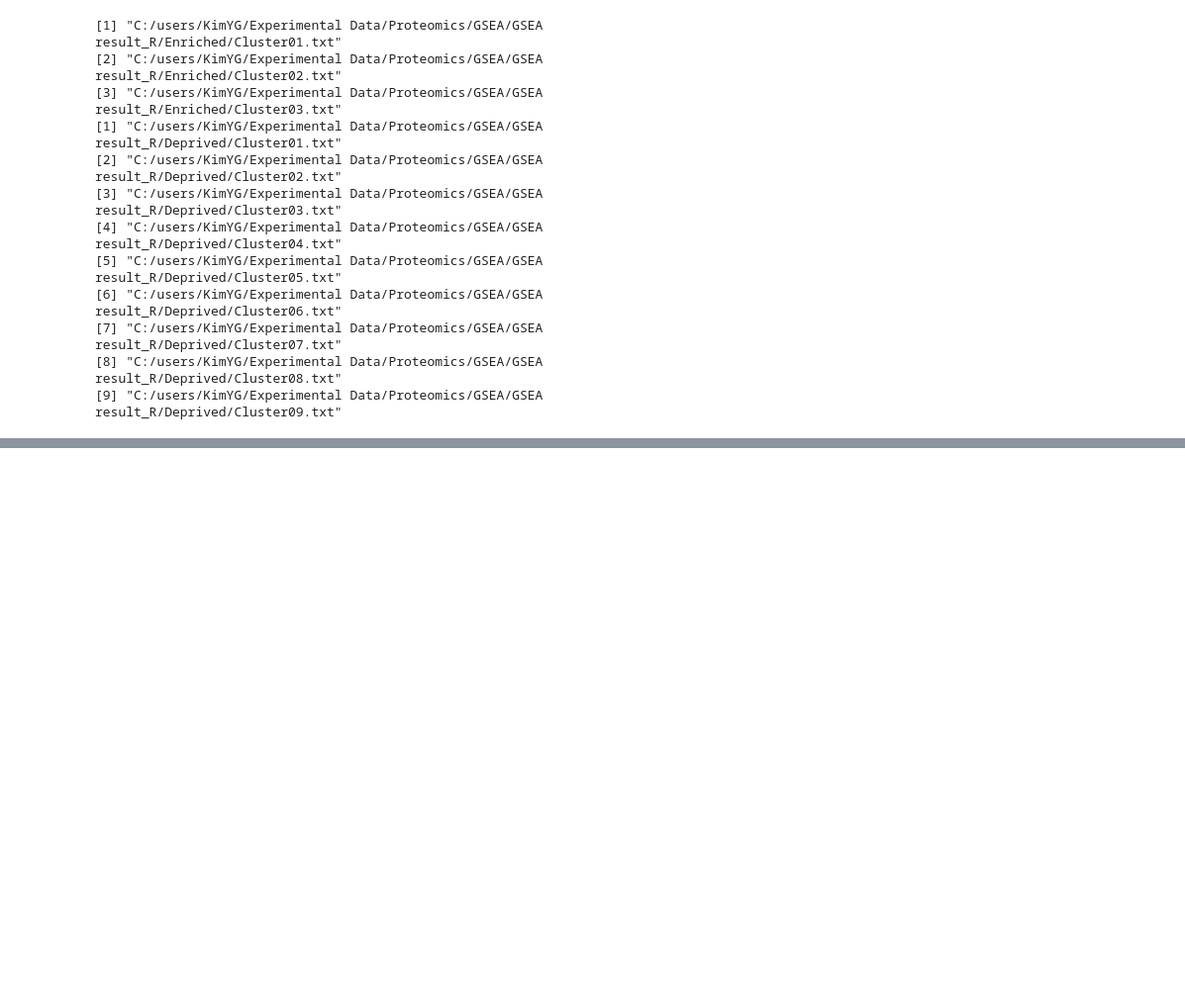
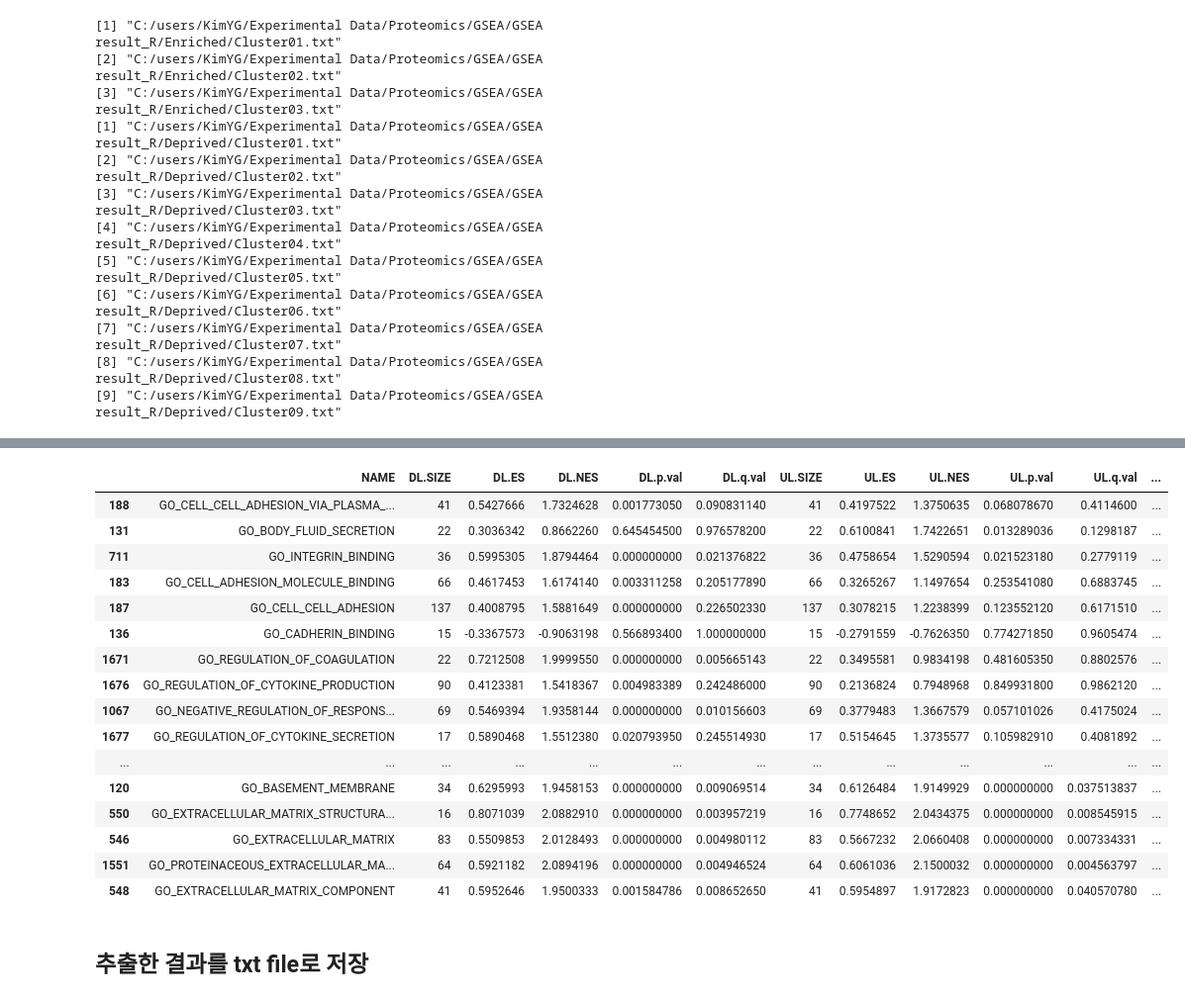
Before and after one commit to parkgilbong/Jupyter_notebook, a Jupyter notebook: Generation of GSEA heat map.ipynb, the cells around one changed output, grey strips where cells are left out. Shown at 99% size. Cells and saved outputs as stored; diff of their text form; code cells hidden in the pictures; blank space fills up the shorter version.

```diff
--- a/Generation of GSEA heat map.ipynb
+++ b/Generation of GSEA heat map.ipynb
@@ -36,0 +104,3 @@ print(EnrichedInControl_dir)
+# %%
+master.df  <-  merge(GSEA.DL, GSEA.UL,by= "NAME")
+master.df  <-  merge(master.df, GSEA.OL, by = "NAME")
@@ -37,2 +141,2 @@ print(EnrichedInControl_dir)
 # %%
-templatelist <- read.delim("C:/users/KimYG/Experimental Data/Proteomics/GSEA/GSEA result_R/GSEA, Raw_24H_UL.txt", sep="\t", header = T, stringsAsFactors = FALSE) ## vector
+Deprived.list <-c(t(read.delim("C:/Users/KimYG/Experimental Data/Proteomics/GSEA/GSEA result_R/Merged_enriched in control.txt", sep="\t", header = FALSE, stringsAsFactors = FALSE)))
@@ -63,9 +142,0 @@ MatchedlistInTraining <- data.frame(matrix(data=NA, nrow = length(templatelist),
-# %%
-tempMatrix <- read.delim("C:/Users/KimYG/Experimental Data/Proteomics/GSEA/GSEA result_R/Merged_enriched in control.txt", sep="\t", header = FALSE, stringsAsFactors = FALSE)
-tempMatrix <- c(t(tempMatrix))
-
-a <- c()
-for (i in 1:length(templatelist)) {
-      a <- c(a, templatelist[i] %in% tempMatrix)
-}
-a
@@ -73,0 +157,28 @@ a
+# %%
+extracted.list <- list()
+for (i in 1:length(Deprived.list)) {
+    extracted.list[[i]] <- master.df[master.df$NAME==Deprived.list[i], ]
+}
+total.list <- do.call(rbind, extracted.list)
+# %%
+total.list
+# %% [output]
+|  | NAME | DL.SIZE | DL.ES | DL.NES | DL.p.val | DL.q.val | UL.SIZE | UL.ES | UL.NES | UL.p.val | UL.q.val | ... |
+| 188 | GO_CELL_CELL_ADHESION_VIA_PLASMA_... | 41 | 0.5427666 | 1.7324628 | 0.001773050 | 0.090831140 | 41 | 0.4197522 | 1.3750635 | 0.068078670 | 0.4114600 | ... |
+| 131 | GO_BODY_FLUID_SECRETION | 22 | 0.3036342 | 0.8662260 | 0.645454500 | 0.976578200 | 22 | 0.6100841 | 1.7422651 | 0.013289036 | 0.1298187 | ... |
+| 711 | GO_INTEGRIN_BINDING | 36 | 0.5995305 | 1.8794464 | 0.000000000 | 0.021376822 | 36 | 0.4758654 | 1.5290594 | 0.021523180 | 0.2779119 | ... |
+| 183 | GO_CELL_ADHESION_MOLECULE_BINDING | 66 | 0.4617453 | 1.6174140 | 0.003311258 | 0.205177890 | 66 | 0.3265267 | 1.1497654 | 0.253541080 | 0.6883745 | ... |
+| 187 | GO_CELL_CELL_ADHESION | 137 | 0.4008795 | 1.5881649 | 0.000000000 | 0.226502330 | 137 | 0.3078215 | 1.2238399 | 0.123552120 | 0.6171510 | ... |
+| 136 | GO_CADHERIN_BINDING | 15 | -0.3367573 | -0.9063198 | 0.566893400 | 1.000000000 | 15 | -0.2791559 | -0.7626350 | 0.774271850 | 0.9605474 | ... |
+| 1671 | GO_REGULATION_OF_COAGULATION | 22 | 0.7212508 | 1.9999550 | 0.000000000 | 0.005665143 | 22 | 0.3495581 | 0.9834198 | 0.481605350 | 0.8802576 | ... |
+| 1676 | GO_REGULATION_OF_CYTOKINE_PRODUCTION | 90 | 0.4123381 | 1.5418367 | 0.004983389 | 0.242486000 | 90 | 0.2136824 | 0.7948968 | 0.849931800 | 0.9862120 | ... |
+| 1067 | GO_NEGATIVE_REGULATION_OF_RESPONS... | 69 | 0.5469394 | 1.9358144 | 0.000000000 | 0.010156603 | 69 | 0.3779483 | 1.3667579 | 0.057101026 | 0.4175024 | ... |
+| 1677 | GO_REGULATION_OF_CYTOKINE_SECRETION | 17 | 0.5890468 | 1.5512380 | 0.020793950 | 0.245514930 | 17 | 0.5154645 | 1.3735577 | 0.105982910 | 0.4081892 | ... |
+| ... | ... | ... | ... | ... | ... | ... | ... | ... | ... | ... | ... | ... |
+| 120 | GO_BASEMENT_MEMBRANE | 34 | 0.6295993 | 1.9458153 | 0.000000000 | 0.009069514 | 34 | 0.6126484 | 1.9149929 | 0.000000000 | 0.037513837 | ... |
+| 550 | GO_EXTRACELLULAR_MATRIX_STRUCTURA... | 16 | 0.8071039 | 2.0882910 | 0.000000000 | 0.003957219 | 16 | 0.7748652 | 2.0434375 | 0.000000000 | 0.008545915 | ... |
+| 546 | GO_EXTRACELLULAR_MATRIX | 83 | 0.5509853 | 2.0128493 | 0.000000000 | 0.004980112 | 83 | 0.5667232 | 2.0660408 | 0.000000000 | 0.007334331 | ... |
+| 1551 | GO_PROTEINACEOUS_EXTRACELLULAR_MA... | 64 | 0.5921182 | 2.0894196 | 0.000000000 | 0.004946524 | 64 | 0.6061036 | 2.1500032 | 0.000000000 | 0.004563797 | ... |
+| 548 | GO_EXTRACELLULAR_MATRIX_COMPONENT | 41 | 0.5952646 | 1.9500333 | 0.001584786 | 0.008652650 | 41 | 0.5954897 | 1.9172823 | 0.000000000 | 0.040570780 | ... |
+# %% [markdown]
+## 추출한 결과를 txt file로 저장
```
Also changed, not shown: parts of 23 cells of this notebook.
